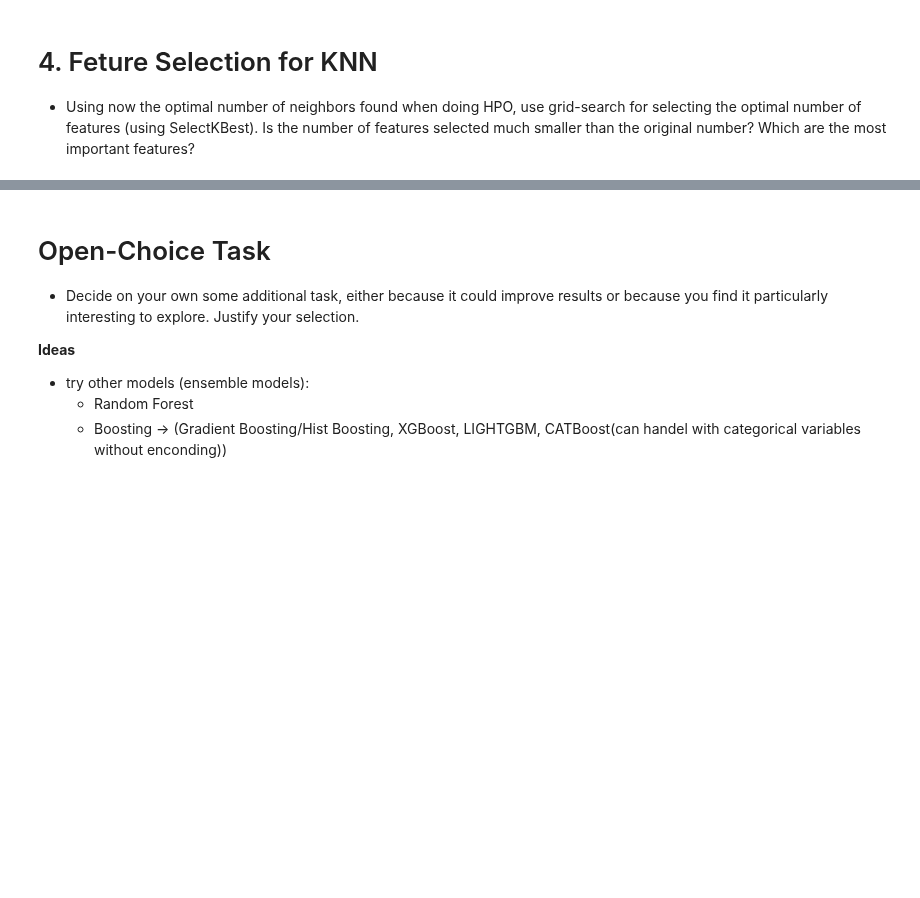
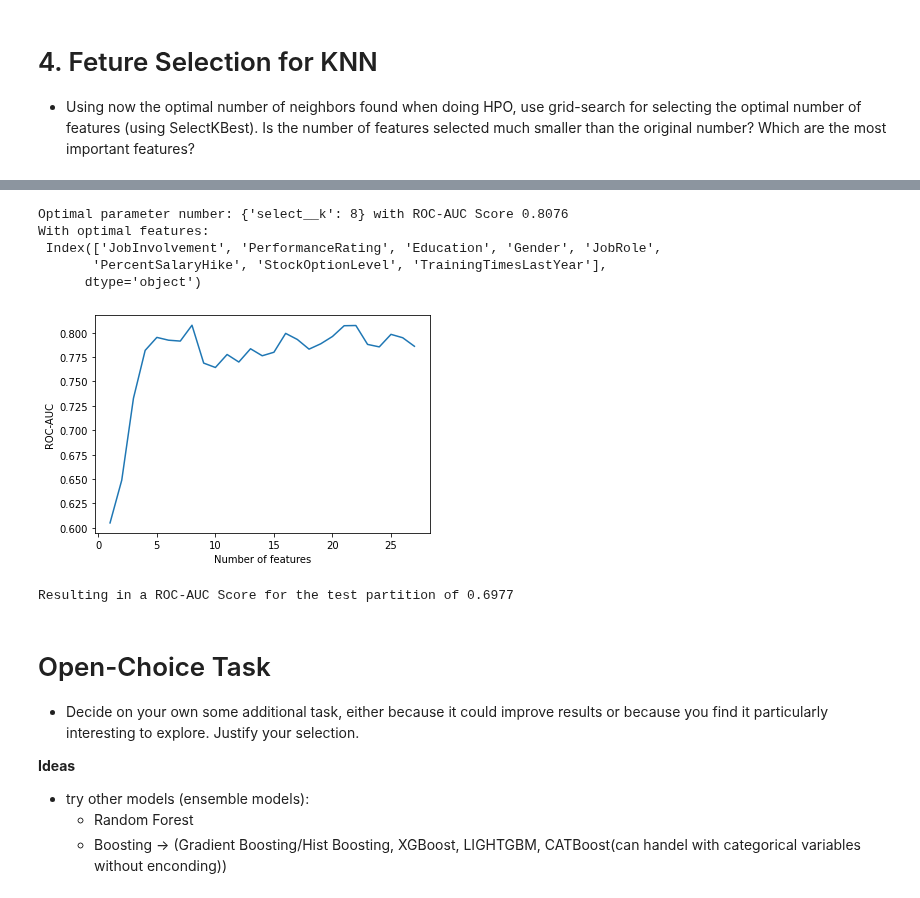
Before and after one commit to schmeti/uc3m_advanced_programming, a Jupyter notebook: Part 2/eda.ipynb, the cells around one changed output, grey strips where cells are left out. Saved outputs shown, nothing was run; the diff lists cells and outputs as text; code cells hidden in the pictures; blank space fills up the shorter version.

Commit message:
feature selection + prediction with best model

```diff
--- a/Part 2/eda.ipynb
+++ b/Part 2/eda.ipynb
@@ -816,3 +592,59 @@ features?
+# %%
+from sklearn.feature_selection import SelectKBest, f_classif
+from sklearn.model_selection import GridSearchCV
+from sklearn.model_selection import KFold
+from sklearn.metrics import roc_auc_score
+
+
+# Define the full pipeline with standard scaler
+selector = SelectKBest(f_classif)
+knn = KNeighborsClassifier()
+
+pipe_select_scale_knn = Pipeline([
+    ('preprocessor', preprocessor_scaling_standard),
+    ('select', selector),
+    ('knn', knn)
+])
+
+# Define the parameter grid for hyperparameter tuning
+param_grid = {'select__k': list(range(1,28))}
+
+# set up splits
+inner = KFold(n_splits=4, shuffle=True, random_state=42)
+
+# define pipeline object
+tune_select_scale_knn = GridSearchCV(pipe_select_scale_knn,
+                                     param_grid,
+                                     scoring="roc_auc",
+                                     cv=inner
+                                     )
+
+
+tune_select_scale_knn.fit(X_train, y_train_encoded)
+
+trained_pipeline = tune_select_scale_knn.best_estimator_
+
+# output optimal params
+print(f"Optimal parameter number: {tune_select_scale_knn.best_params_} with ROC-AUC Score {round(tune_select_scale_knn.best_score_,4)}")
+print(f"With optimal features:\n {X_train.columns[np.where(trained_pipeline.named_steps['select'].get_support())]}")
+
+# plot
+plt.plot(tune_select_scale_knn.cv_results_['param_select__k'].data, tune_select_scale_knn.cv_results_['mean_test_score'])
+plt.ylabel('ROC-AUC')
+plt.xlabel('Number of features')
+plt.show()
+
+# score on test partition
+predictions_test = tune_select_scale_knn.predict(X_test)
+print(f"Resulting in a ROC-AUC Score for the test partition of {round(roc_auc_score(y_test_encoded, predictions_test),4)}")
+# %% [output]
+Optimal parameter number: {'select__k': 8} with ROC-AUC Score 0.8076
+With optimal features:
+ Index(['JobInvolvement', 'PerformanceRating', 'Education', 'Gender', 'JobRole',
+       'PercentSalaryHike', 'StockOptionLevel', 'TrainingTimesLastYear'],
+      dtype='object')
+[figure, added]
+Resulting in a ROC-AUC Score for the test partition of 0.6977
 # %% [markdown]
 # Open-Choice Task
 - Decide on your own some additional task, either because it could improve results or because
```
Also changed, not shown: parts of 24 cells of this notebook, 1 other file.
